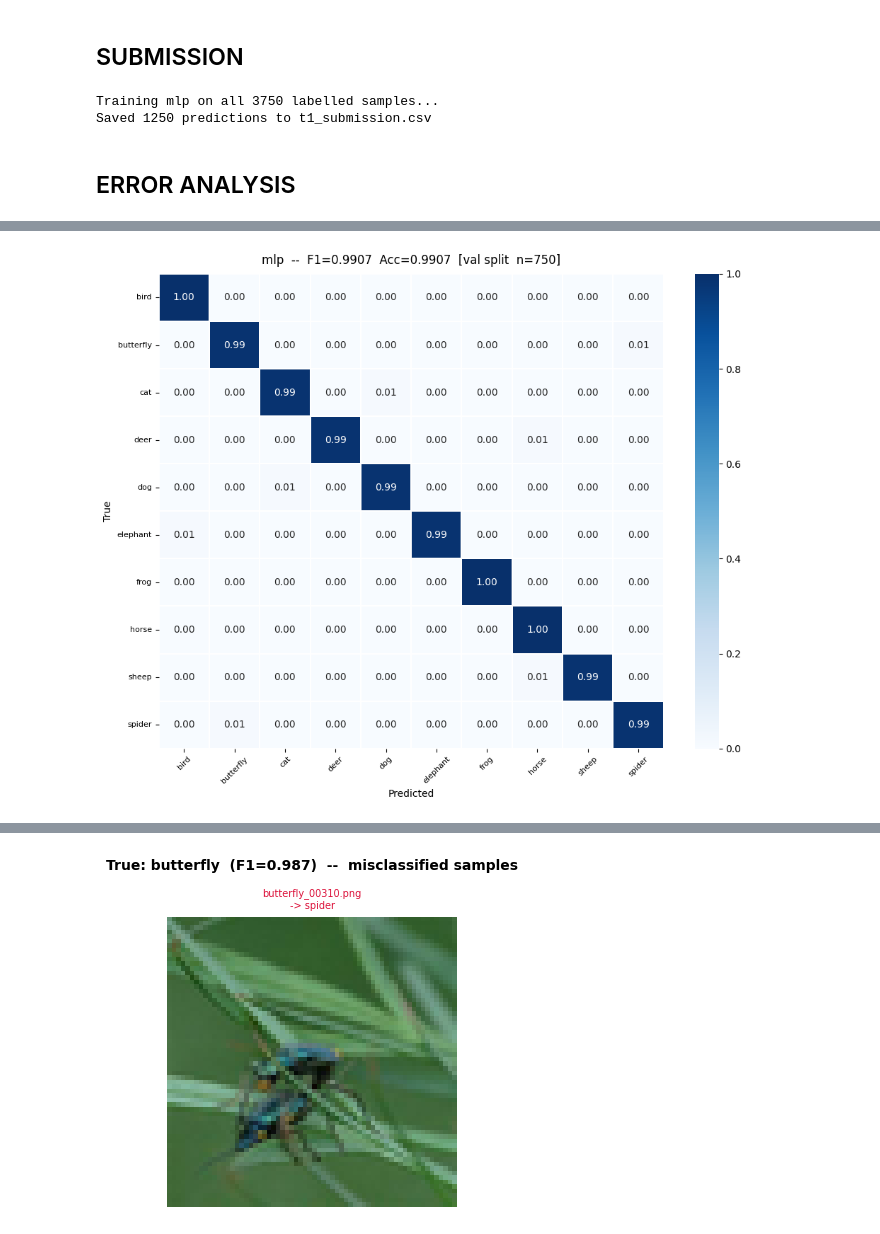
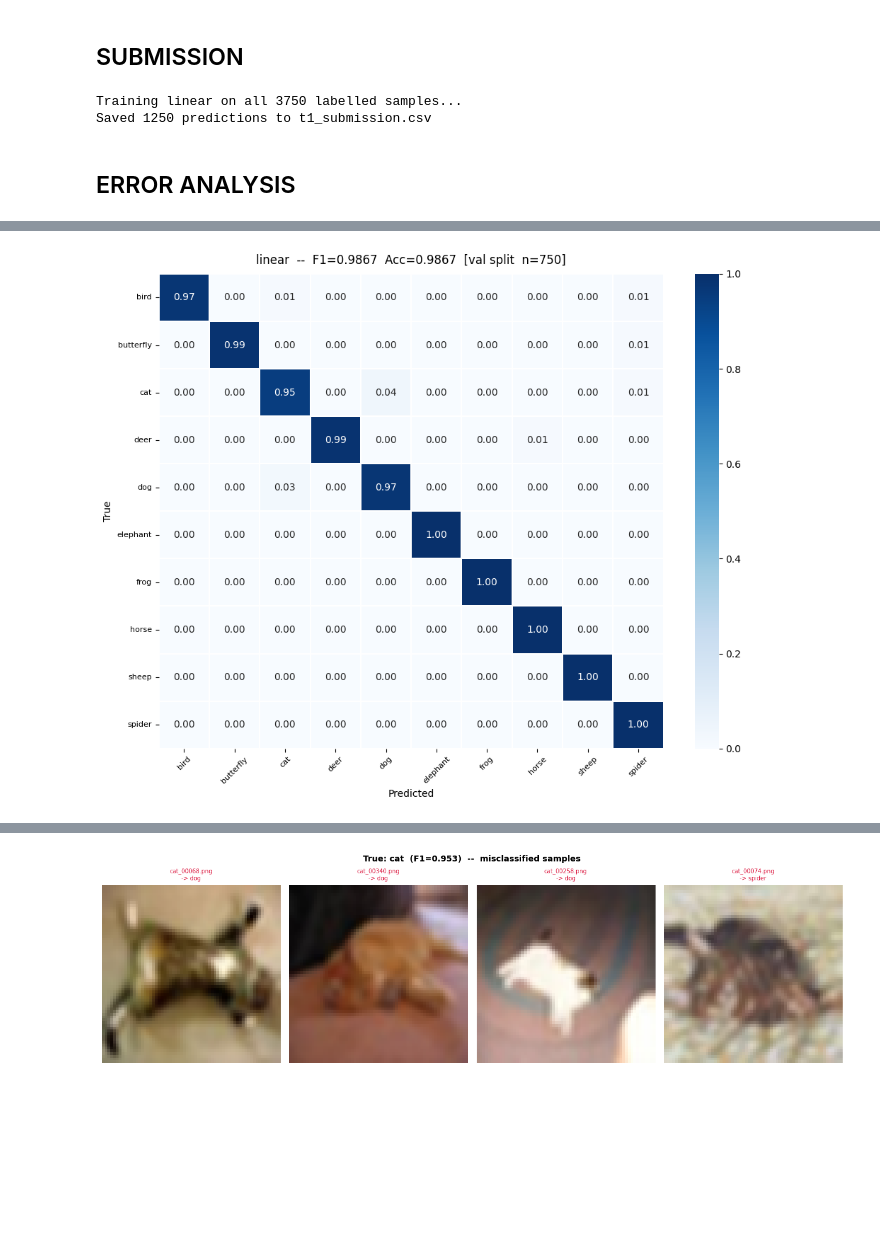
Before and after one commit to maximtour/COMP30027-Assignment-2, a Jupyter notebook: task1.ipynb, the cells around one changed output, grey strips where cells are left out. Cells and saved outputs as stored; diff of their text form; code cells hidden in the pictures; blank space fills up the shorter version.

Commit message:
hotswap to a different model cuz im paranoid

```diff
--- a/task1.ipynb
+++ b/task1.ipynb
@@ -1036,9 +1017,9 @@ Full results saved to Data/task1_data/search_results_dinov2_noft.csv
 # %%
 # --- Settings ----------------------------------------------------------------
 # Choose a model and paste in the best params from the search above.
-SUBMISSION_MODEL = 'mlp'   # 'linear' | 'svm' | 'knn' | 'xgboost' | 'lgbm' | 'catboost' | 'mlp' | 'stack'
+SUBMISSION_MODEL = 'linear'   # 'linear' | 'svm' | 'knn' | 'xgboost' | 'lgbm' | 'catboost' | 'mlp' | 'stack'
 
-LIN_C = 0.01
+LIN_C = 100
 
 SVM_SUBMISSION_PARAMS        = {'kernel': 'rbf', 'C': 1, 'gamma': 0.01}
 KNN_NEIGHBOURS               = 10
@@ -1050,8 +1031,9 @@ MLP_SUBMISSION_HIDDEN_LAYERS  = (2048,)
 MLP_SUBMISSION_DROPOUT_RATE   = 0.0
 MLP_SUBMISSION_EPOCHS         = 500
 MLP_SUBMISSION_LEARNING_RATE  = 0.0001
-MLP_ACTIVATION = nn.GELU
+MLP_ACTIVATION = nn.ReLU
 # -----------------------------------------------------------------------------
+N_FOLDS = 2
 
 all_training_features    = np.asarray(train_features, np.float64)
 all_training_labels      = np.asarray(train_labels,   np.int64)
@@ -1082,7 +1064,7 @@ elif SUBMISSION_MODEL == 'xgboost':
 elif SUBMISSION_MODEL == 'mlp':
     # Hold out 5% for early stopping
     holdout_training_features, holdout_validation_features, holdout_training_labels, holdout_validation_labels = train_test_split(
-        train_features, train_labels, test_size=0.05, random_state=42, stratify=train_labels
+        train_features, train_labels, test_size=0.1, random_state=42, stratify=train_labels
     )
     model, _ = train_multilayer_perceptron(
         holdout_training_features, holdout_training_labels,
@@ -1107,7 +1089,7 @@ submission = pd.DataFrame({'image_id': image_ids, 'class_id': predictions})
 submission.to_csv('t1_submission.csv', index=False)
 print(f'Saved {len(submission)} predictions to t1_submission.csv')
 # %% [output]
-Training mlp on all 3750 labelled samples...
+Training linear on all 3750 labelled samples...
 Saved 1250 predictions to t1_submission.csv
 # %% [markdown]
 ## ERROR ANALYSIS
@@ -1115,18 +1097,17 @@ Saved 1250 predictions to t1_submission.csv
 # =============================================================================
 # ERROR ANALYSIS
 # =============================================================================
-# Uses the model and hyperparameters from SUBMISSION SETTINGS to run an
-# N_FOLDS-fold OOF cross-validation on the full training set, then visualises
-# where the model makes mistakes.
+# Uses the model and hyperparameters from SUBMISSION SETTINGS to fit on
+# train_idx_ft and evaluate on val_idx_ft â€” the same canonical 80/20 split
+# used throughout the pipeline.
 #
 # Run LOAD DATA and SUBMISSION first.
 #
 # Leakage handling:
-#   USE_FINETUNED=False  ->  full N-fold OOF on frozen features (no leakage).
-#   USE_FINETUNED=True   ->  fine-tuned features, but evaluated only on
-#                            val_idx_ft (the held-out split from fine-tuning).
-#                            The backbone never ran gradient updates on those
-#                            images, so their features are clean enough.
+#   Both frozen and fine-tuned features use the same protocol: fit on
+#   train_idx_ft, evaluate on val_idx_ft.  val_idx_ft is held out from
+#   both fine-tuning and classifier training, so scores are honest for
+#   both feature types.
 
 import math
 import matplotlib.pyplot as plt
@@ -1142,10 +1123,10 @@ IMAGES_PER_CLASS = 10
 
 if USE_FINETUNED:
     _ea_path = f'Data\\task1_data\\t1_train_features_ft{feat_suffix}.pt'
-    print('[error analysis] Fine-tuned features — eval on val_idx_ft only (no gradient leakage)')
 else:
     _ea_path = f'Data\\task1_data\\t1_train_features{feat_suffix}.pt'
-    print('[error analysis] Frozen features — full N-fold OOF')
+
+print(f'[error analysis] {"Fine-tuned" if USE_FINETUNED else "Frozen"} features â€” fit on train_idx_ft, eval on val_idx_ft')
 
 _ea_data    = torch.load(_ea_path, weights_only=False)
 ea_features = np.asarray(_ea_data['features'])
@@ -1188,7 +1169,7 @@ model_cand = _error_analysis_model()
 
 
 # =============================================================================
-# EVALUATION  (OOF when frozen, single val-split when fine-tuned)
+# EVALUATION  (fit on train_idx_ft, evaluate on val_idx_ft)
 # =============================================================================
 
 def _fit_predict(tr_i, va_i):
@@ -1220,42 +1201,18 @@ def _fit_predict(tr_i, va_i):
     return preds
 
 
-if USE_FINETUNED:
-    # Single split — val_idx_ft had no gradient updates during fine-tuning
-    print(f'Error analysis  model={SUBMISSION_MODEL}  (fine-tune val split  n={len(val_idx_ft)})')
+# Fit on train_idx_ft, evaluate on val_idx_ft â€” identical for frozen and fine-tuned
+print(f'Error analysis  model={SUBMISSION_MODEL}  (val split  n={len(val_idx_ft)})')
 
-    preds        = _fit_predict(train_idx_ft, val_idx_ft)
-    eval_idx     = val_idx_ft          # indices into ea_features / train_image_paths
-    eval_labels  = ea_labels[val_idx_ft]
-    eval_preds   = preds
-    split_label  = f'val split  n={len(val_idx_ft)}'
+preds       = _fit_predict(train_idx_ft, val_idx_ft)
+eval_idx    = val_idx_ft          # indices into ea_features / train_image_paths
+eval_labels = ea_labels[val_idx_ft]
+eval_preds  = preds
+split_label = f'val split  n={len(val_idx_ft)}'
 
-    val_f1  = f1_score(eval_labels, eval_preds, average='weighted', zero_division=0)
-    val_acc = accuracy_score(eval_labels, eval_preds)
-    print(f'  F1={val_f1:.4f}  Acc={val_acc:.4f}')
-    oof_f1, oof_acc = val_f1, val_acc
-
-else:
-    # Full N-fold OOF on frozen features
-    print(f'Error analysis  model={SUBMISSION_MODEL}  folds={N_FOLDS}')
-
-    kfold    = StratifiedKFold(n_splits=N_FOLDS, shuffle=True, random_state=42)
-    oof_pred = np.zeros(len(ea_labels), dtype=np.int64)
-
-    for fold_idx, (tr_i, va_i) in enumerate(kfold.split(ea_features, ea_labels)):
-        preds          = _fit_predict(tr_i, va_i)
-        oof_pred[va_i] = preds
-        fold_f1        = f1_score(ea_labels[va_i], preds, average='weighted', zero_division=0)
-        print(f'  Fold {fold_idx+1}/{N_FOLDS}  F1={fold_f1:.4f}')
-
-    eval_idx    = np.arange(len(ea_labels))
-    eval_labels = ea_labels
-    eval_preds  = oof_pred
-    split_label = f'{N_FOLDS}-fold OOF'
-
-    oof_f1  = f1_score(eval_labels, eval_preds, average='weighted', zero_division=0)
-    oof_acc = accuracy_score(eval_labels, eval_preds)
-    print(f'\nOOF ({N_FOLDS}-fold)  F1={oof_f1:.4f}  Acc={oof_acc:.4f}')
+oof_f1  = f1_score(eval_labels, eval_preds, average='weighted', zero_division=0)
+oof_acc = accuracy_score(eval_labels, eval_preds)
+print(f'  F1={oof_f1:.4f}  Acc={oof_acc:.4f}')
 
 
 # =============================================================================
@@ -1371,4 +1328,4 @@ Error analysis  model=mlp  (fine-tune val split  n=750)
-[figure, old version]
+[figure, new version]
 =======================================================
   PER-CLASS F1  (worst -> best)
 =======================================================
@@ -1388,3 +1345,3 @@ Error analysis  model=mlp  (fine-tune val split  n=750)
     XX  spider                          1x
-[figure, old version]
+[figure, new version]
 ==============================================================================
```
Also changed, not shown: parts of 11 cells of this notebook, 11 other files.
